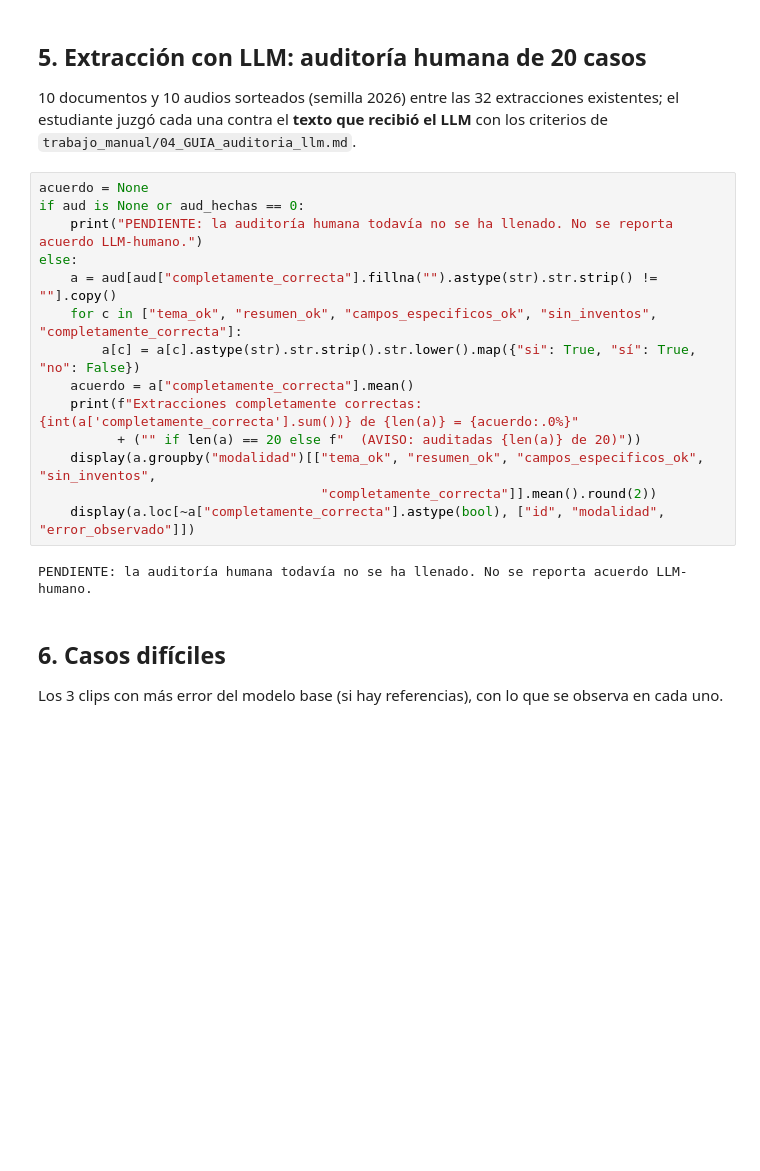
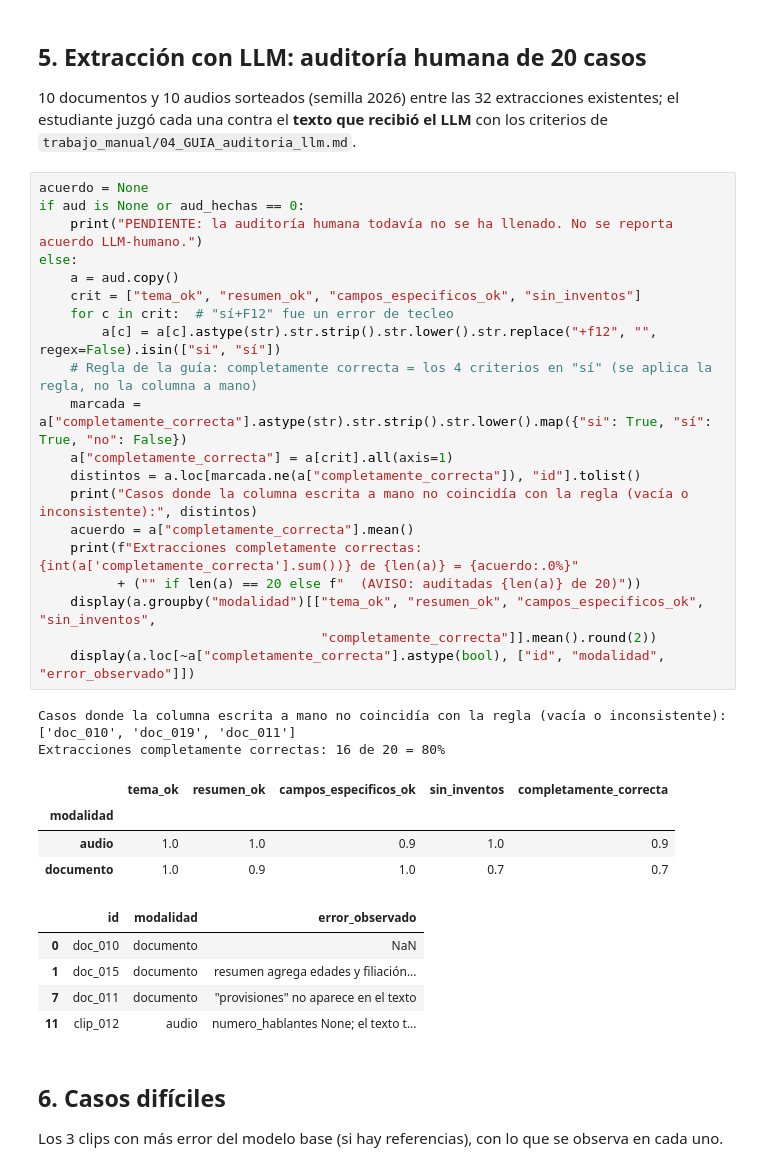
Before and after one commit to AntonioMacedo17/Python_Intermedio_2026, a Jupyter notebook: tarea_2/02_evaluacion.ipynb, the cells around one changed output. Cells and saved outputs as stored; diff of their text form; blank space fills up the shorter version.

```diff
--- a/tarea_2/02_evaluacion.ipynb
+++ b/tarea_2/02_evaluacion.ipynb
@@ -265,19 +265,35 @@ cada una contra el **texto que recibió el LLM** con los criterios de `trabajo_m
 # %%
 acuerdo = None
 if aud is None or aud_hechas == 0:
     print("PENDIENTE: la auditoría humana todavía no se ha llenado. No se reporta acuerdo LLM-humano.")
 else:
-    a = aud[aud["completamente_correcta"].fillna("").astype(str).str.strip() != ""].copy()
-    for c in ["tema_ok", "resumen_ok", "campos_especificos_ok", "sin_inventos", "completamente_correcta"]:
-        a[c] = a[c].astype(str).str.strip().str.lower().map({"si": True, "sí": True, "no": False})
+    a = aud.copy()
+    crit = ["tema_ok", "resumen_ok", "campos_especificos_ok", "sin_inventos"]
+    for c in crit:  # "sí+F12" fue un error de tecleo
+        a[c] = a[c].astype(str).str.strip().str.lower().str.replace("+f12", "", regex=False).isin(["si", "sí"])
+    # Regla de la guía: completamente correcta = los 4 criterios en "sí" (se aplica la regla, no la columna a mano)
+    marcada = a["completamente_correcta"].astype(str).str.strip().str.lower().map({"si": True, "sí": True, "no": False})
+    a["completamente_correcta"] = a[crit].all(axis=1)
+    distintos = a.loc[marcada.ne(a["completamente_correcta"]), "id"].tolist()
+    print("Casos donde la columna escrita a mano no coincidía con la regla (vacía o inconsistente):", distintos)
     acuerdo = a["completamente_correcta"].mean()
     print(f"Extracciones completamente correctas: {int(a['completamente_correcta'].sum())} de {len(a)} = {acuerdo:.0%}"
           + ("" if len(a) == 20 else f"  (AVISO: auditadas {len(a)} de 20)"))
     display(a.groupby("modalidad")[["tema_ok", "resumen_ok", "campos_especificos_ok", "sin_inventos",
                                     "completamente_correcta"]].mean().round(2))
     display(a.loc[~a["completamente_correcta"].astype(bool), ["id", "modalidad", "error_observado"]])
 # %% [output]
-PENDIENTE: la auditoría humana todavía no se ha llenado. No se reporta acuerdo LLM-humano.
+Casos donde la columna escrita a mano no coincidía con la regla (vacía o inconsistente): ['doc_010', 'doc_019', 'doc_011']
+Extracciones completamente correctas: 16 de 20 = 80%
+|  | tema_ok | resumen_ok | campos_especificos_ok | sin_inventos | completamente_correcta |
+| modalidad |  |  |  |  |  |
+| audio | 1.0 | 1.0 | 0.9 | 1.0 | 0.9 |
+| documento | 1.0 | 0.9 | 1.0 | 0.7 | 0.7 |
+|  | id | modalidad | error_observado |
+| 0 | doc_010 | documento | NaN |
+| 1 | doc_015 | documento | resumen agrega edades y filiación... |
+| 7 | doc_011 | documento | "provisiones" no aparece en el texto |
+| 11 | clip_012 | audio | numero_hablantes None; el texto t... |
 # %% [markdown]
 ## 6. Casos difíciles
 
```
Also changed, not shown: parts of 4 cells of this notebook, 10 other files.
